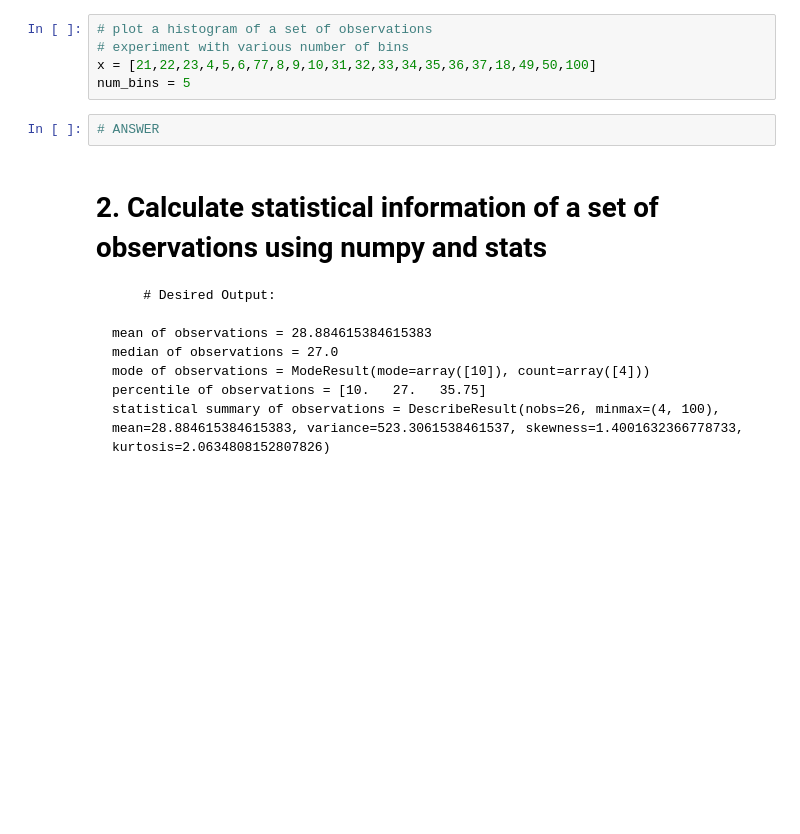
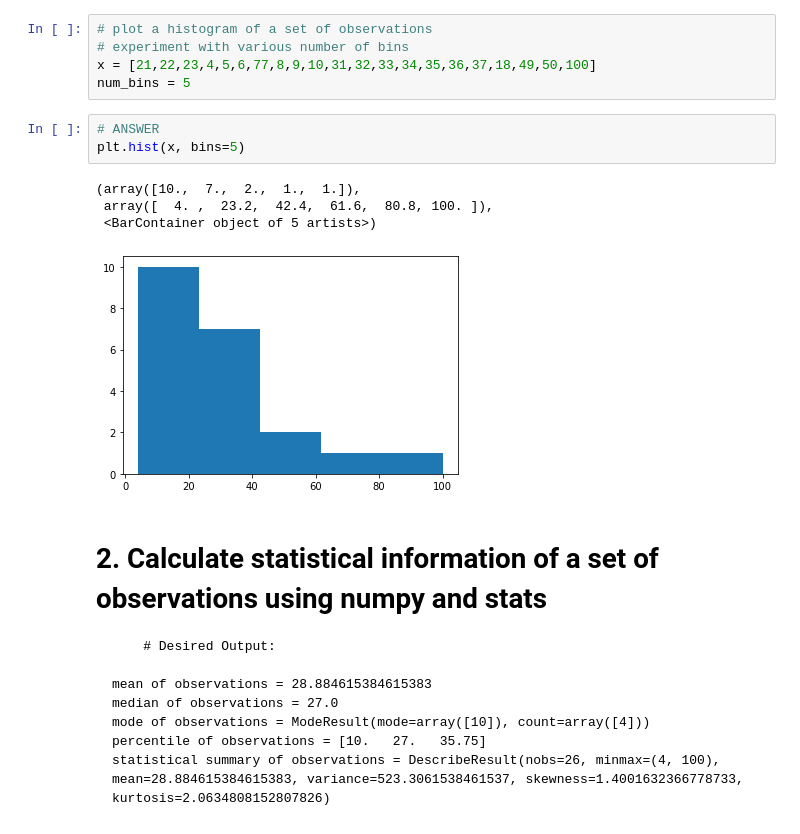
Before and after one commit to reediredale/institute-of-data, a Jupyter notebook: Lab 1.1.4 Statistics - part 2 Lab.ipynb, the cells around one changed output. Saved outputs shown, nothing was run; the diff lists cells and outputs as text; blank space fills up the shorter version.

````diff
--- a/Lab 1.1.4 Statistics - part 2 Lab.ipynb
+++ b/Lab 1.1.4 Statistics - part 2 Lab.ipynb
@@ -32,8 +34,14 @@ Experiment with various number of bins:
 # experiment with various number of bins
 x = [21,22,23,4,5,6,77,8,9,10,31,32,33,34,35,36,37,18,49,50,100]
 num_bins = 5
-# %%
-# ANSWER
+# %%
+# ANSWER
+plt.hist(x, bins=5)
+# %% [output]
+(array([10.,  7.,  2.,  1.,  1.]),
+ array([  4. ,  23.2,  42.4,  61.6,  80.8, 100. ]),
+ <BarContainer object of 5 artists>)
+[figure, added]
 # %% [markdown]
 # 2. Calculate statistical information of a set of observations using numpy and stats
 ```
````
Also changed, not shown: parts of 7 cells of this notebook, 3 other files.
